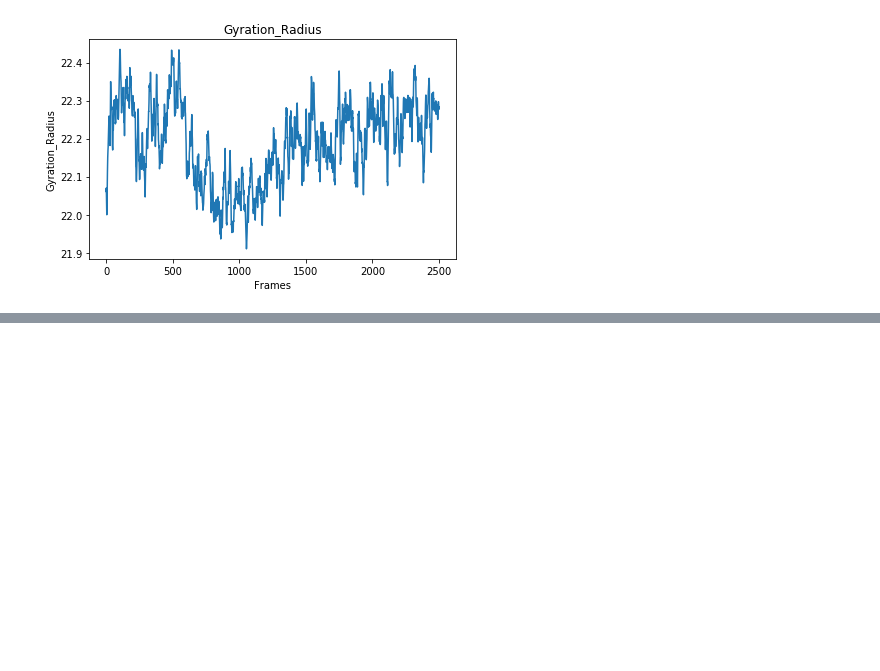
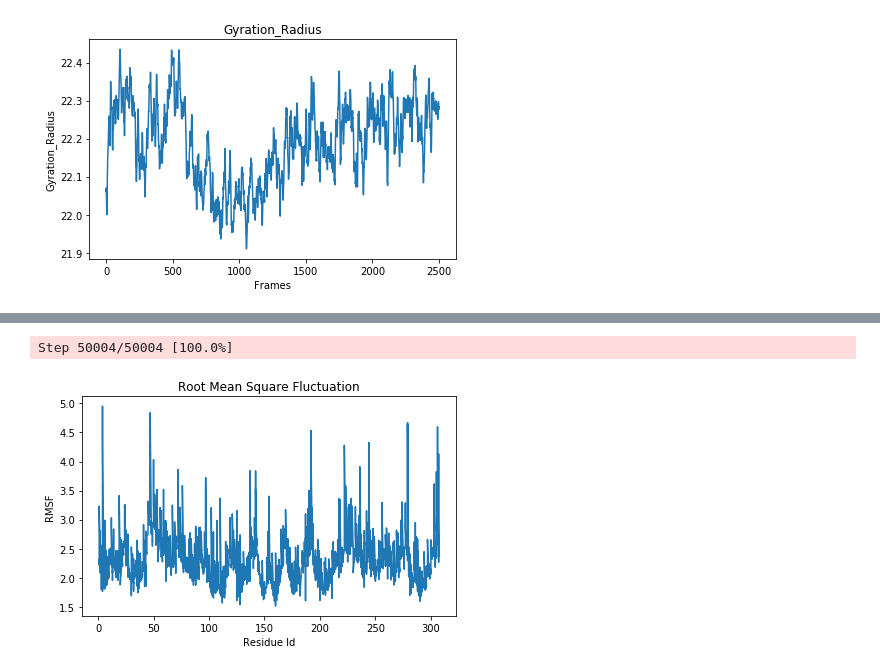
Before and after one commit to MikeXydas/MDSimsEval, a Jupyter notebook: MD_Analysis/nCov_QHD_G75_Analysis.ipynb, the cells around one changed output, grey strips where cells are left out. Drawn from its saved outputs; the diff is of its cells as text; code cells hidden in the pictures; blank space fills up the shorter version.

```diff
--- a/MD_Analysis/nCov_QHD_G75_Analysis.ipynb
+++ b/MD_Analysis/nCov_QHD_G75_Analysis.ipynb
@@ -154,0 +174,16 @@ UFuncTypeError: ufunc 'multiply' did not contain a loop with signature matching
+# %%
+from MDAnalysis.analysis.rms import RMSF
+
+# In this case the alignment step (which is ommited) is important
+rmsfer = RMSF(u.atoms, verbose=True).run()
+
+plt.plot()
+plt.title("Root Mean Square Fluctuation")
+plt.xlabel('Residue Id')
+plt.ylabel('RMSF')
+plt.plot(u.atoms.resnums, rmsfer.rmsf)
+plt.tight_layout()
+plt.show()
+# %% [output]
+Step 50004/50004 [100.0%]
+[figure, added]
```
Also changed, not shown: parts of 10 cells of this notebook, 4 other files.
